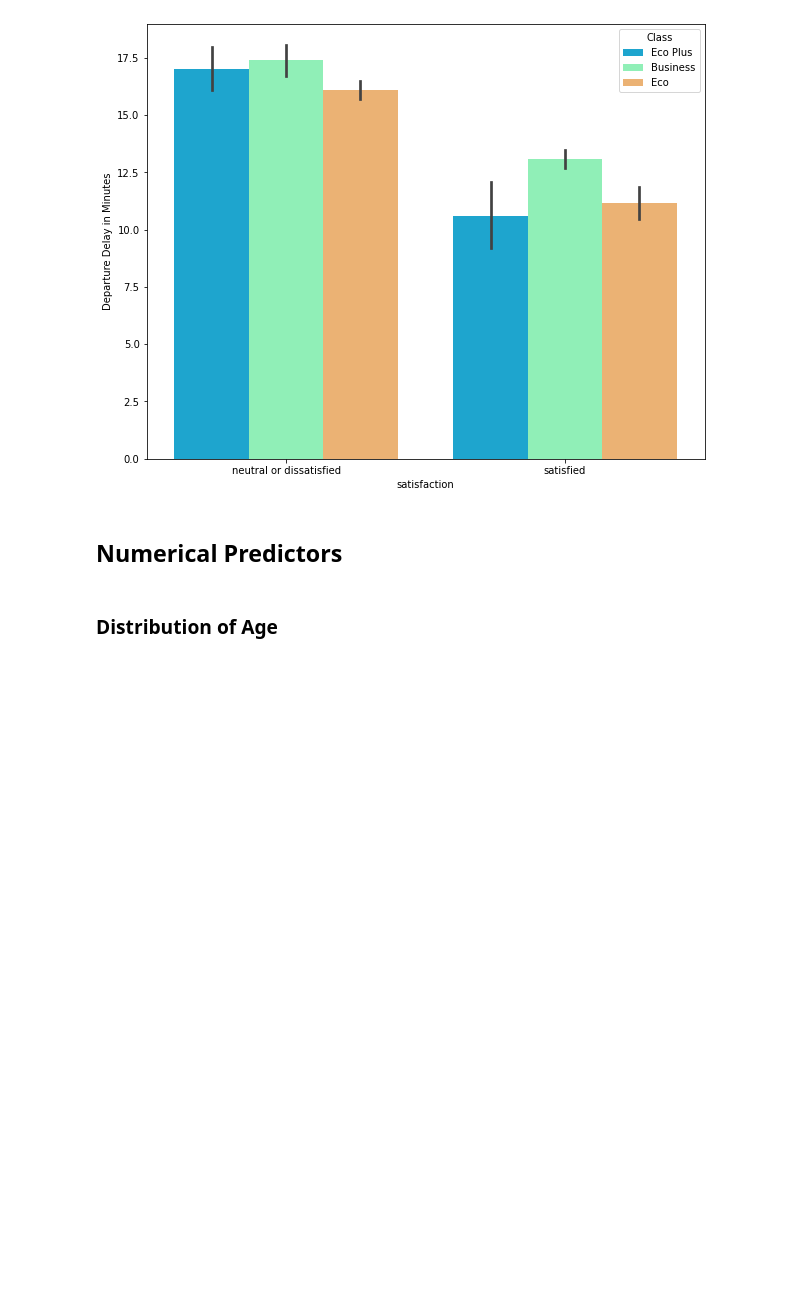
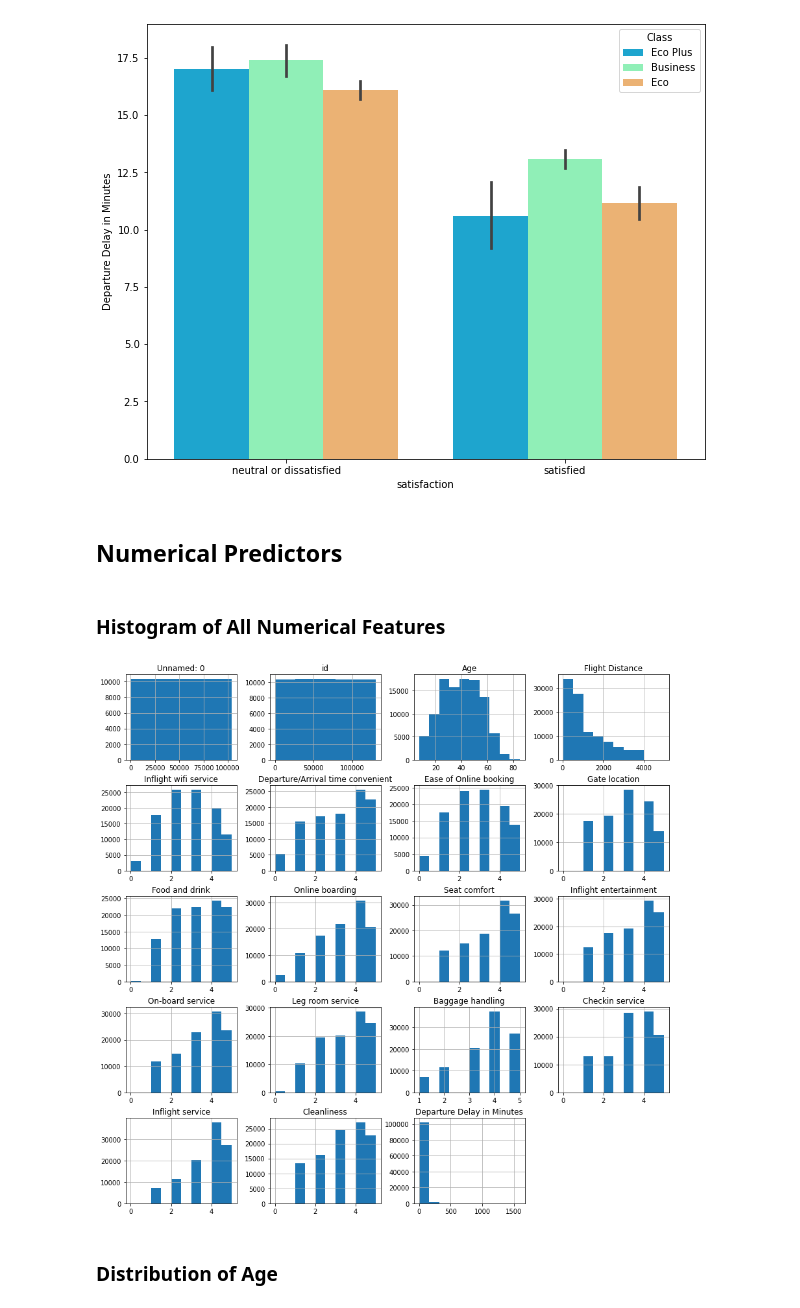
Before and after one commit to nlee98/ADS-505-Business-Analytics, a Jupyter notebook: ADS_505_Final_Project.ipynb, the cells around one changed output. Drawn from its saved outputs; the diff is of its cells as text; code cells hidden in the pictures; blank space fills up the shorter version.

```diff
--- a/ADS_505_Final_Project.ipynb
+++ b/ADS_505_Final_Project.ipynb
@@ -179,6 +179,12 @@ plt.show()
 [figure]
 # %% [markdown]
 ## Numerical Predictors
+# %% [markdown]
+### Histogram of All Numerical Features ###
+# %%
+airline_train.select_dtypes(include = "int64").hist(figsize = (15, 15));
+# %% [output]
+[figure, added]
 # %% [markdown]
 ### Distribution of Age
 # %%
```
Also changed, not shown: parts of 1 cell of this notebook.
